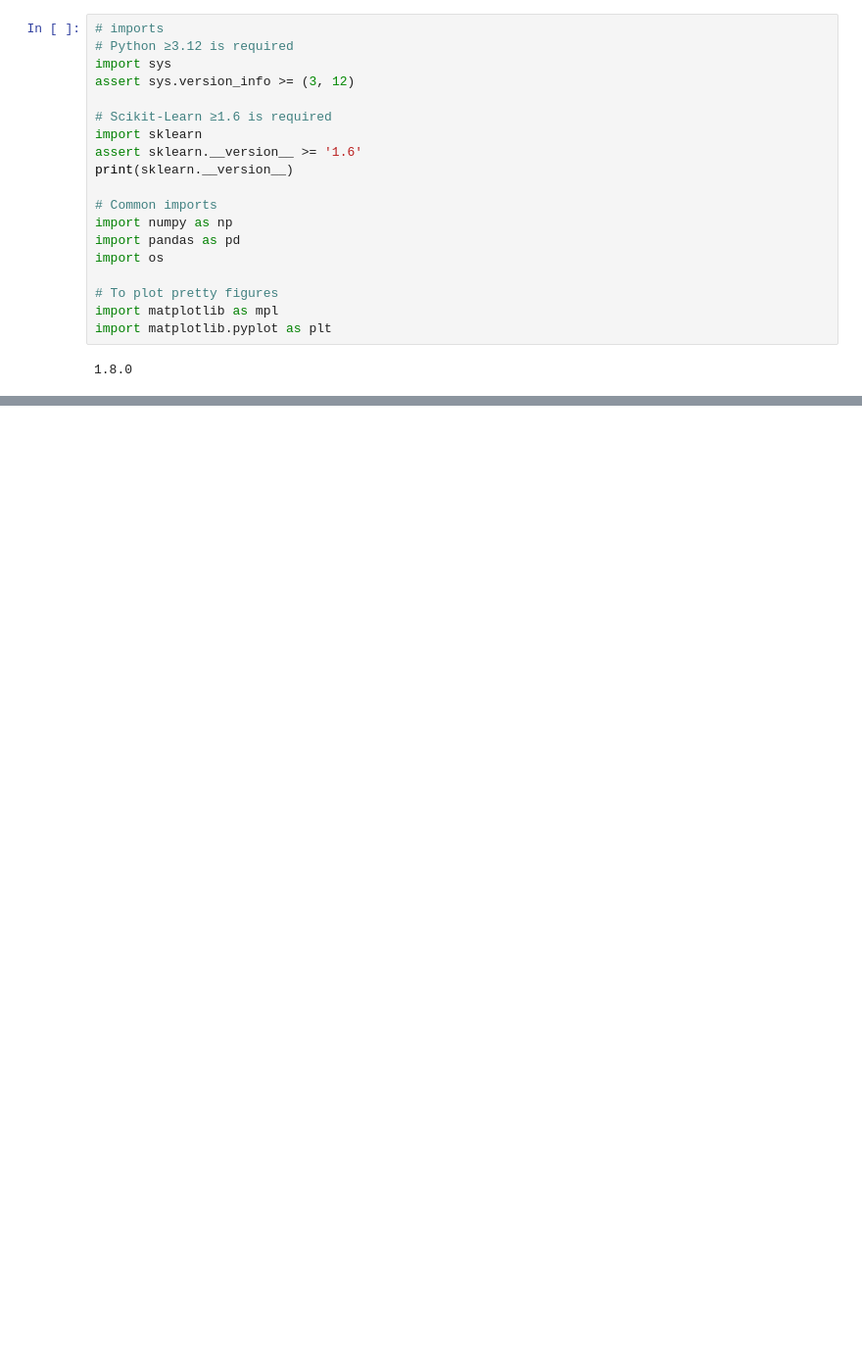
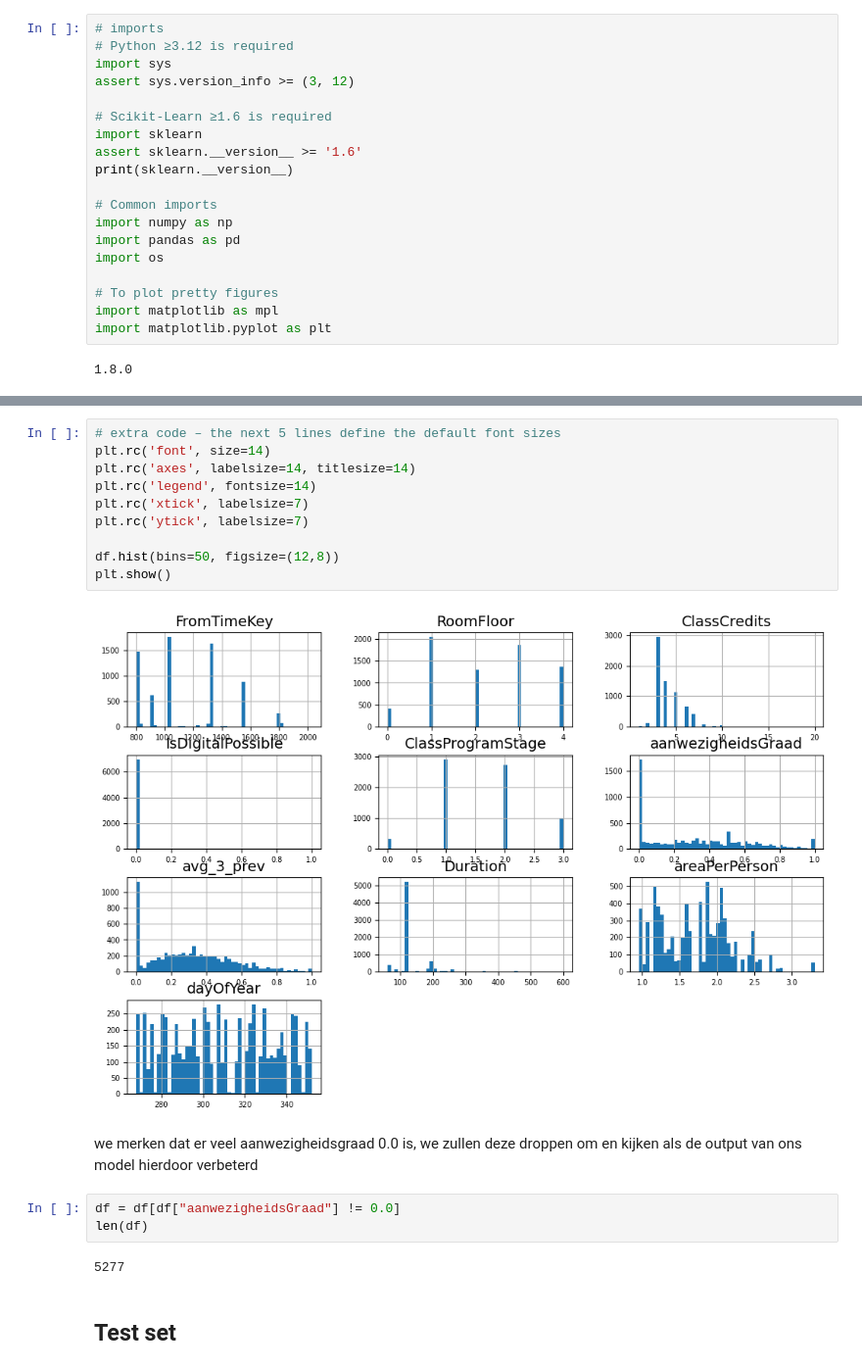
Before and after one commit to Arnz3/ml-project, a Jupyter notebook: werkje.ipynb, the cells around one changed output, grey strips where cells are left out. Shown at 98% size. Drawn from its saved outputs; the diff is of its cells as text; blank space fills up the shorter version.

```diff
--- a/werkje.ipynb
+++ b/werkje.ipynb
@@ -44,0 +196,21 @@ Name: ClassProgramStage, dtype: float64
+# %%
+# extra code – the next 5 lines define the default font sizes
+plt.rc('font', size=14)
+plt.rc('axes', labelsize=14, titlesize=14)
+plt.rc('legend', fontsize=14)
+plt.rc('xtick', labelsize=7)
+plt.rc('ytick', labelsize=7)
+
+df.hist(bins=50, figsize=(12,8))
+plt.show()
+# %% [output]
+[figure, added]
+# %% [markdown]
+we merken dat er veel aanwezigheidsgraad 0.0 is, we zullen deze droppen om en kijken als de output van ons model hierdoor verbeterd
+# %%
+df = df[df["aanwezigheidsGraad"] != 0.0]
+len(df)
+# %% [output]
+5277
+# %% [markdown]
+## Test set
```
Also changed, not shown: parts of 85 cells of this notebook, 1 other file.
